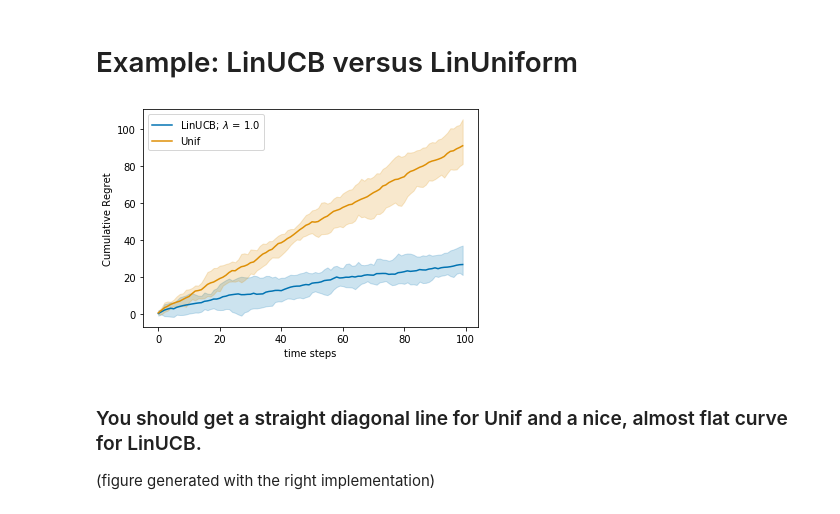
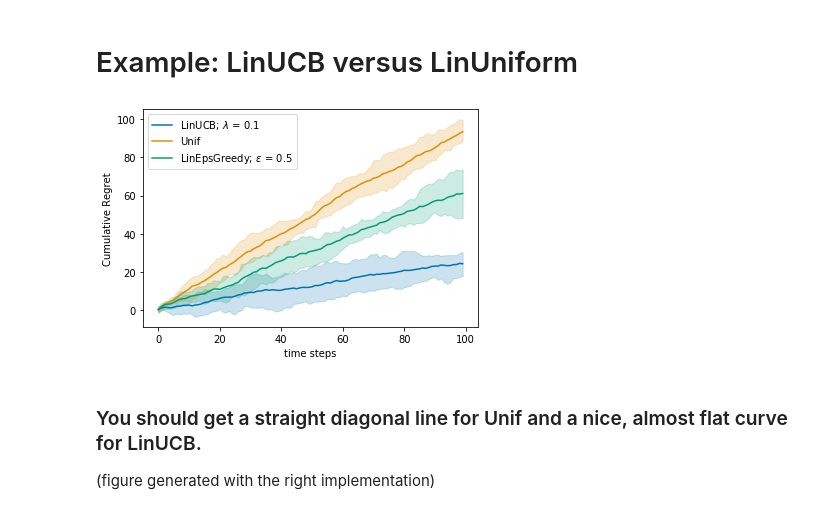
Before and after one commit to EugeneSel/linear-bandits, a Jupyter notebook: StochasticLinearBandits-2021-TBC.ipynb, the cells around one changed output. Drawn from its saved outputs; the diff is of its cells as text; code cells hidden in the pictures.

Commit message:
Implemented LinEpsilonGreedy

```diff
--- a/StochasticLinearBandits-2021-TBC.ipynb
+++ b/StochasticLinearBandits-2021-TBC.ipynb
@@ -162,6 +178,13 @@ from numpy.linalg import pinv
 class LinUCB(Agent):
     def __init__(self, T, d, delta, lambda_reg, alpha=None):
         """
+        Input:
+        -------
+        T: number of iterations (time intervals)
+        d: arm's dimension
+        delta:
+        lambda_reg:
+        alpha: exploration bonus coefficient
         TODO: describe inputs
         TODO: add an input alpha to optionally scale the exploration bonus in the get_action function
         """
@@ -191,11 +214,11 @@ class LinUCB(Agent):
         This function implements LinUCB
         Input:
         -------
-        arms : list of arms (d-dimensional vectors)
+        arms: list of arms (d-dimensional vectors)
 
         Output:
         -------
-        chosen_arm : index of the pulled arm
+        chosen_arm: pulled arm
         """
         # compute the UCB of each of the arm in arms, here arms are vectors:
         K, _ = arms.shape
@@ -225,7 +248,7 @@ class LinUCB(Agent):
 
     def name(self):
         name = "LinUCB; $\lambda$ = {:.1f}".format(self.lambda_reg)
-        if self.alpha:
+        if self.alpha is not None:
             name += "; $\\alpha$ = " + str(self.alpha)
 
         return name
@@ -371,7 +394,7 @@ theta = np.random.randint(2, size=d)
 theta = theta / np.linalg.norm(theta)
 
 
-T = 1000  # Finite Horizon
+T = 100  # Finite Horizon
 N = 10  # Monte Carlo simulations
 
 delta = 0.1
@@ -385,14 +408,15 @@ q = 10
 # %%
 
 basicGaussianBandit = LinearBandit(theta, K)
-agent1 = LinUCB(T, d, delta, lambda_reg=1.)
+agent1 = LinUCB(T, d, delta, lambda_reg=.1)
 agent2 = LinUniform()
+agent3 = LinEpsilonGreedy(T, d, epsilon=.5)
 
-all_data = experiment(basicGaussianBandit, [agent1, agent2], Nmc=10, T=100)
+all_data = experiment(basicGaussianBandit, [agent1, agent2, agent3], Nmc=N, T=T)
 
 plot_regret(all_data)
 # %% [output]
-[figure, old version]
+[figure, new version]
 # %% [markdown]
 ### You should get a straight diagonal line for Unif and a nice, almost flat curve for LinUCB.
 (figure generated with the right implementation)
```
Also changed, not shown: parts of 3 cells of this notebook.
